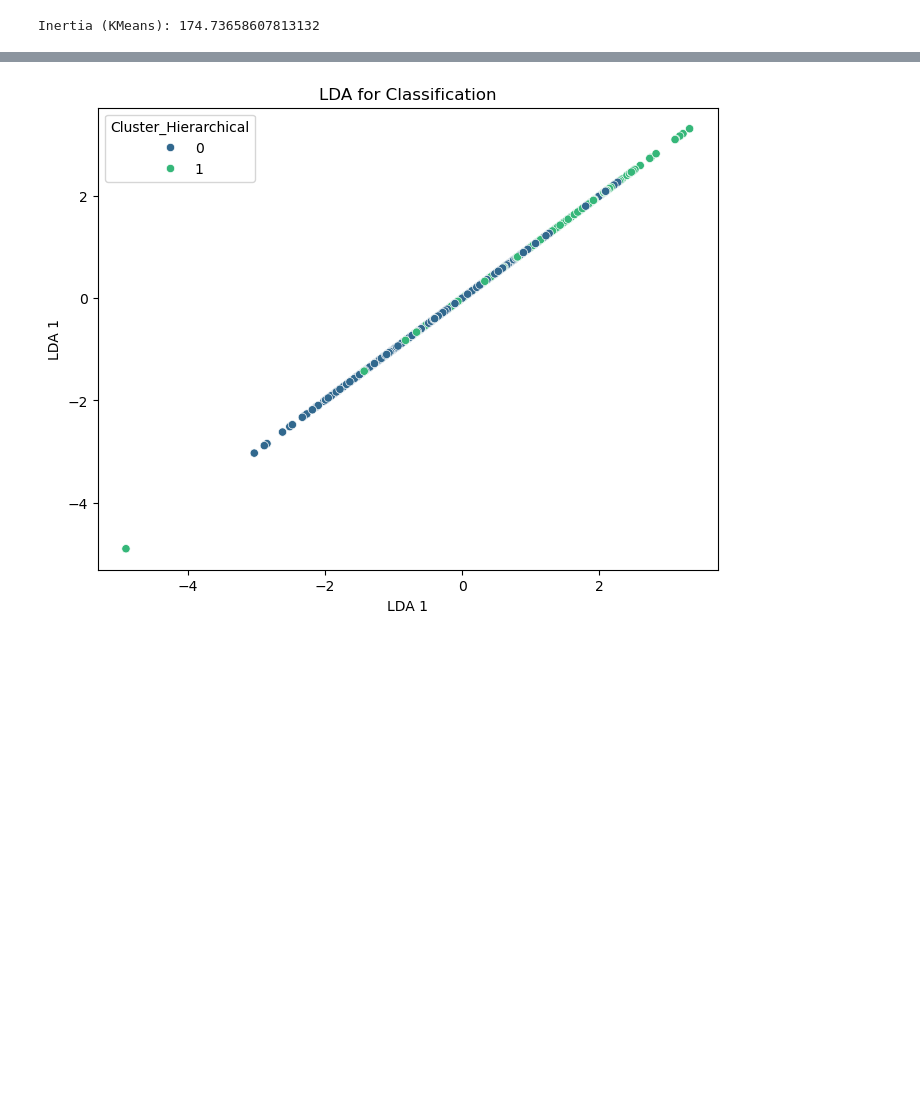
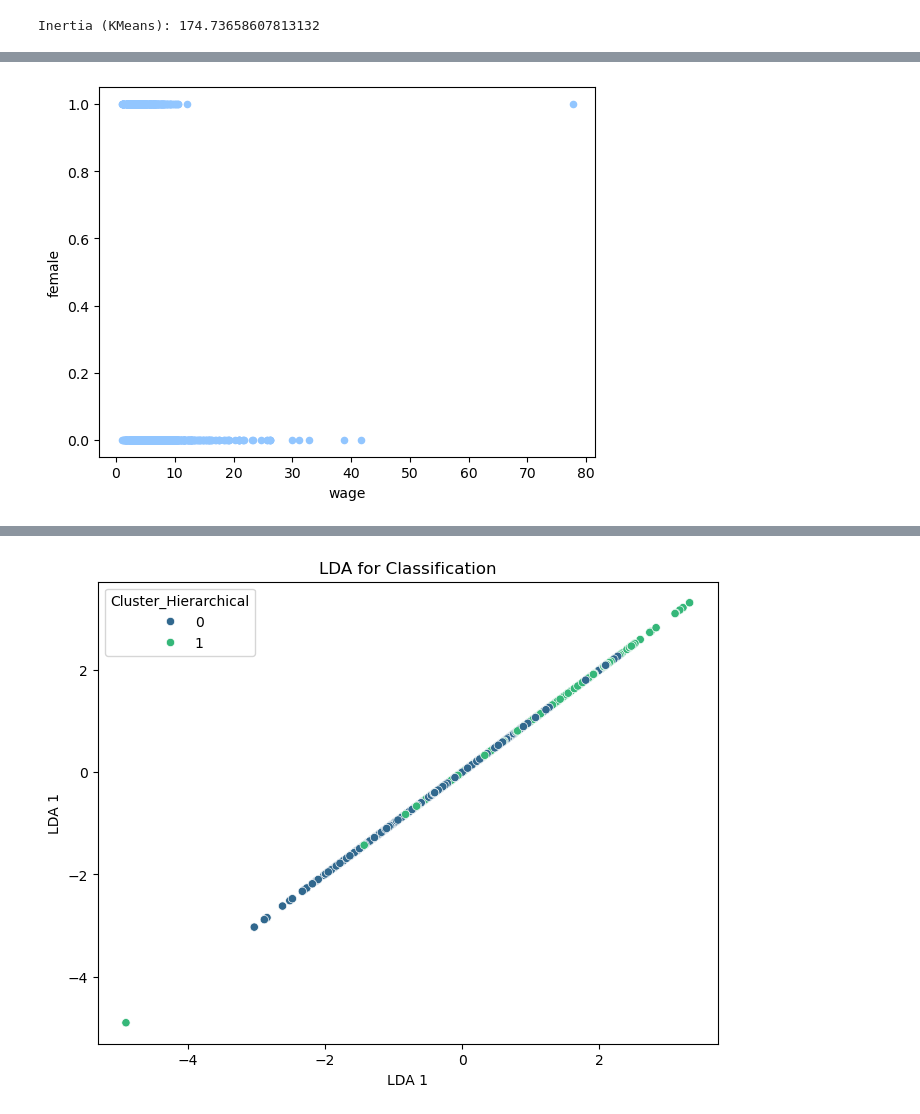
Before and after one commit to crissyro/kaggle_projects, a Jupyter notebook: notebooks/beauty_claster.ipynb, the cells around one changed output, grey strips where cells are left out. Drawn from its saved outputs; the diff is of its cells as text; code cells hidden in the pictures; blank space fills up the shorter version.

```diff
--- a/notebooks/beauty_claster.ipynb
+++ b/notebooks/beauty_claster.ipynb
@@ -288,0 +318,4 @@ plt.ylabel('PCA 2')
+# %%
+df.plot(kind='scatter', x='wage', y='female');
+# %% [output]
+[figure, added]
```
Also changed, not shown: parts of 9 cells of this notebook.
